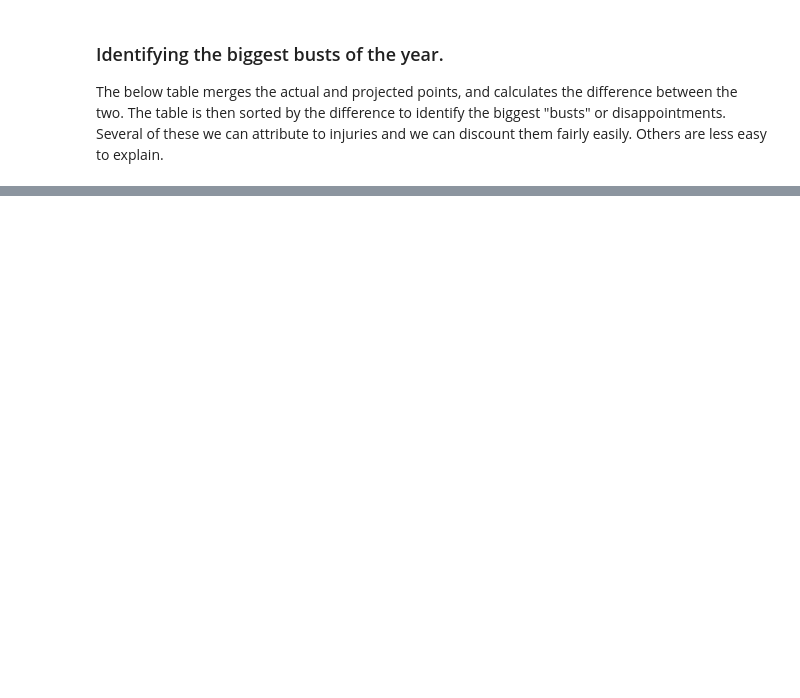
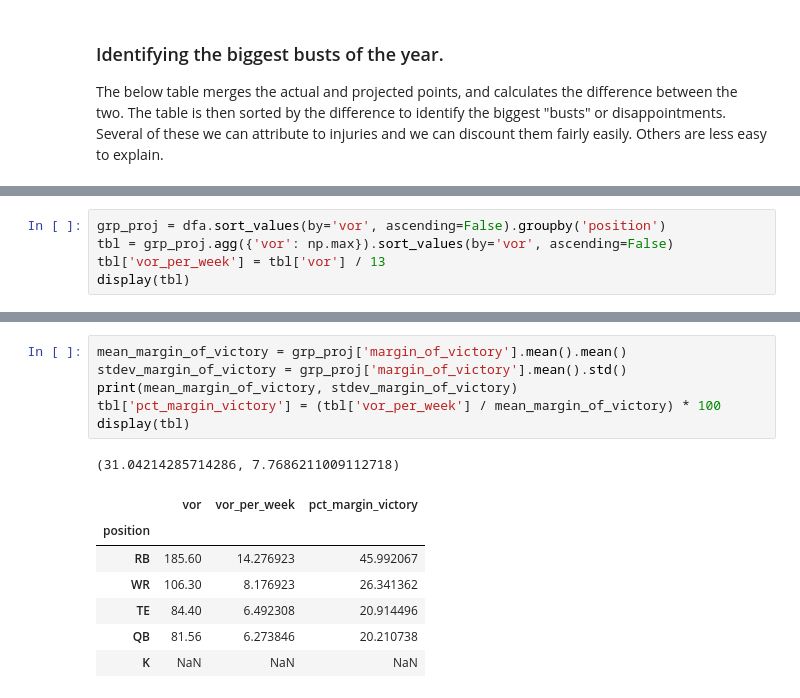
Before and after one commit to smkell/pyffl_pandas, a Jupyter notebook: 2016 After Action Analysis.ipynb, the cells around one changed output, grey strips where cells are left out. Drawn from its saved outputs; the diff is of its cells as text; blank space fills up the shorter version.

```diff
--- a/2016 After Action Analysis.ipynb
+++ b/2016 After Action Analysis.ipynb
@@ -264,0 +264,5 @@ dfa[dfa['name'] == 'Antonio Brown'].loc[:,['name','rank','recsCmp','recsYds','re
+# %%
+grp_proj = dfa.sort_values(by='vor', ascending=False).groupby('position')
+tbl = grp_proj.agg({'vor': np.max}).sort_values(by='vor', ascending=False)
+tbl['vor_per_week'] = tbl['vor'] / 13
+display(tbl)
@@ -264,0 +351,15 @@ dfa[dfa['name'] == 'Antonio Brown'].loc[:,['name','rank','recsCmp','recsYds','re
+# %%
+mean_margin_of_victory = grp_proj['margin_of_victory'].mean().mean()
+stdev_margin_of_victory = grp_proj['margin_of_victory'].mean().std()
+print(mean_margin_of_victory, stdev_margin_of_victory)
+tbl['pct_margin_victory'] = (tbl['vor_per_week'] / mean_margin_of_victory) * 100
+display(tbl)
+# %% [output]
+(31.04214285714286, 7.7686211009112718)
+|  | vor | vor_per_week | pct_margin_victory |
+| position |  |  |  |
+| RB | 185.60 | 14.276923 | 45.992067 |
+| WR | 106.30 | 8.176923 | 26.341362 |
+| TE | 84.40 | 6.492308 | 20.914496 |
+| QB | 81.56 | 6.273846 | 20.210738 |
+| K | NaN | NaN | NaN |
```
Also changed, not shown: parts of 11 cells of this notebook.
